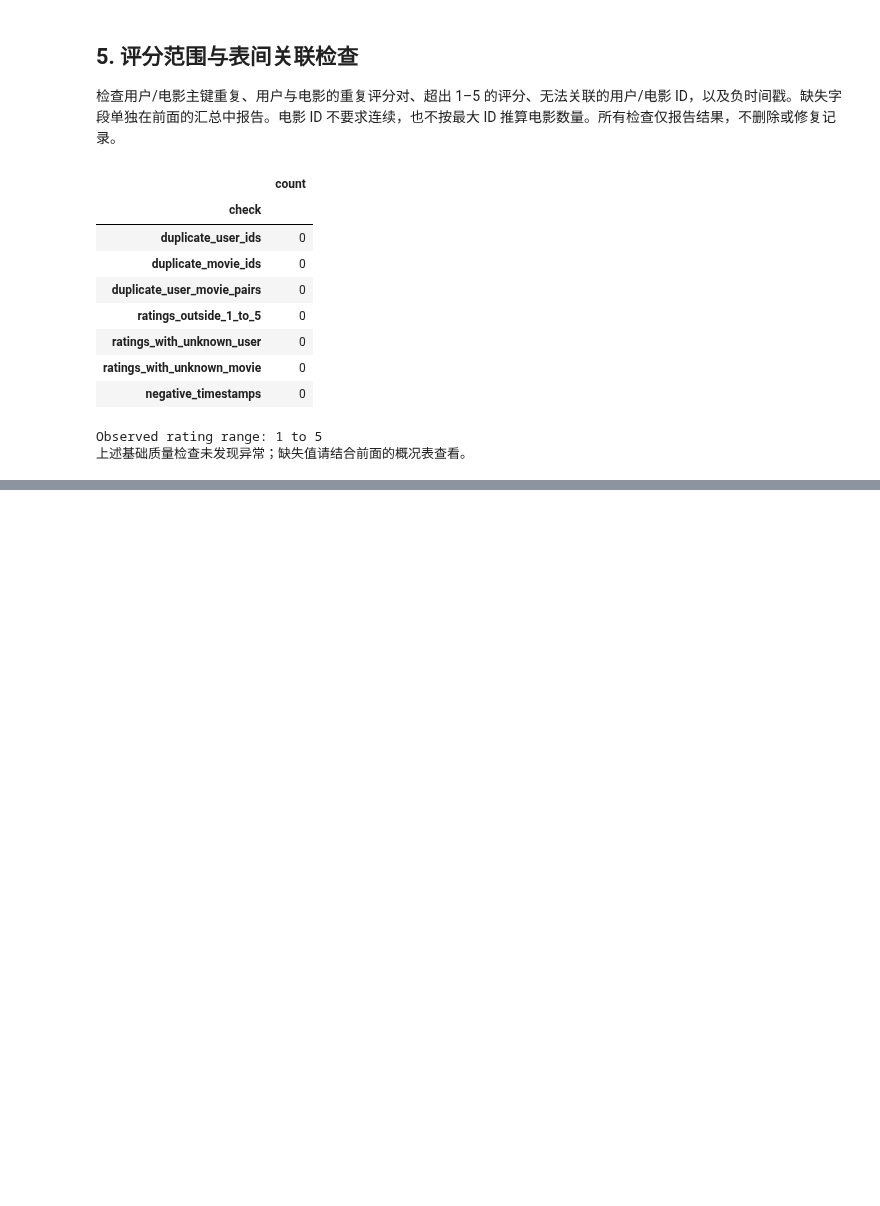
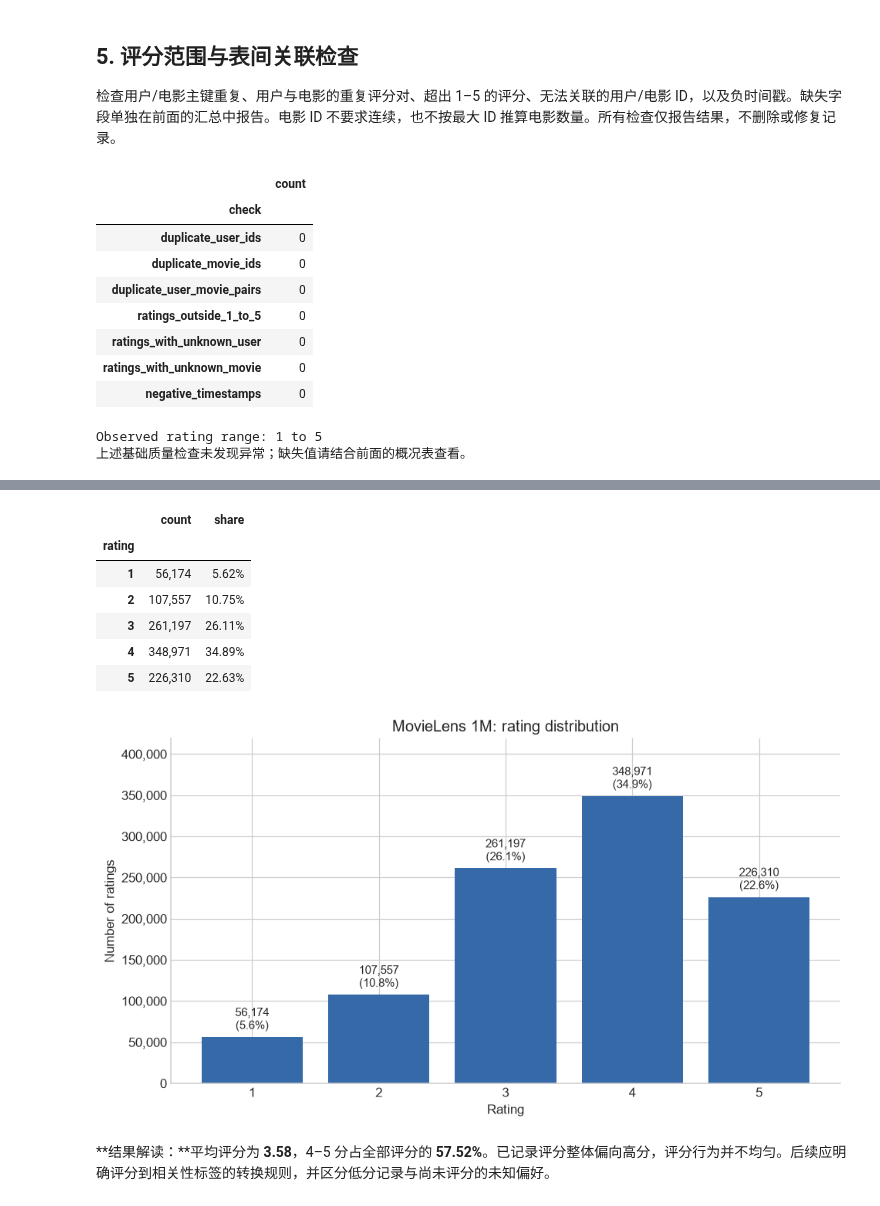
Before and after one commit to SZTU-ZBK/data_engineer_group_project, a Jupyter notebook: notebooks/01_data_analysis.ipynb, the cells around one changed output, grey strips where cells are left out. Drawn from its saved outputs; the diff is of its cells as text; code cells hidden in the pictures; blank space fills up the shorter version.

```diff
--- a/notebooks/01_data_analysis.ipynb
+++ b/notebooks/01_data_analysis.ipynb
@@ -164,0 +210,35 @@ Observed rating range: 1 to 5
+# %%
+rating_distribution = (ratings['rating'].value_counts()
+                       .reindex(range(1, 6), fill_value=0)
+                       .rename_axis('rating').to_frame('count'))
+rating_distribution['share'] = rating_distribution['count'] / len(ratings)
+mean_rating = float(ratings['rating'].mean())
+high_rating_share = float(ratings['rating'].ge(4).mean())
+display(rating_distribution.style.format({'count': '{:,.0f}', 'share': '{:.2%}'}))
+save_table(rating_distribution, 'rating_distribution.csv')
+
+fig, ax = plt.subplots(figsize=(9, 5))
+bars = ax.bar(rating_distribution.index.astype(str), rating_distribution['count'], color='#3569a8')
+ax.bar_label(bars, labels=[f'{count:,}\n({share:.1%})'
+                          for count, share in rating_distribution.itertuples(index=False)],
+             padding=4, fontsize=10)
+ax.set(title='MovieLens 1M: rating distribution', xlabel='Rating', ylabel='Number of ratings')
+ax.yaxis.set_major_formatter(StrMethodFormatter('{x:,.0f}'))
+ax.margins(y=0.20)
+save_figure(fig, '01_rating_distribution.png')
+
+display(Markdown(
+    f'**结果解读：**平均评分为 **{mean_rating:.2f}**，4–5 分占全部评分的 '
+    f'**{high_rating_share:.2%}**。已记录评分整体偏向高分，评分行为并不均匀。'
+    '后续应明确评分到相关性标签的转换规则，并区分低分记录与尚未评分的未知偏好。'
+))
+# %% [output]
+|  | count | share |
+| rating |  |  |
+| 1 | 56,174 | 5.62% |
+| 2 | 107,557 | 10.75% |
+| 3 | 261,197 | 26.11% |
+| 4 | 348,971 | 34.89% |
+| 5 | 226,310 | 22.63% |
+[figure, added]
+**结果解读：**平均评分为 **3.58**，4–5 分占全部评分的 **57.52%**。已记录评分整体偏向高分，评分行为并不均匀。后续应明确评分到相关性标签的转换规则，并区分低分记录与尚未评分的未知偏好。
```
Also changed, not shown: parts of 16 cells of this notebook, 16 other files.
